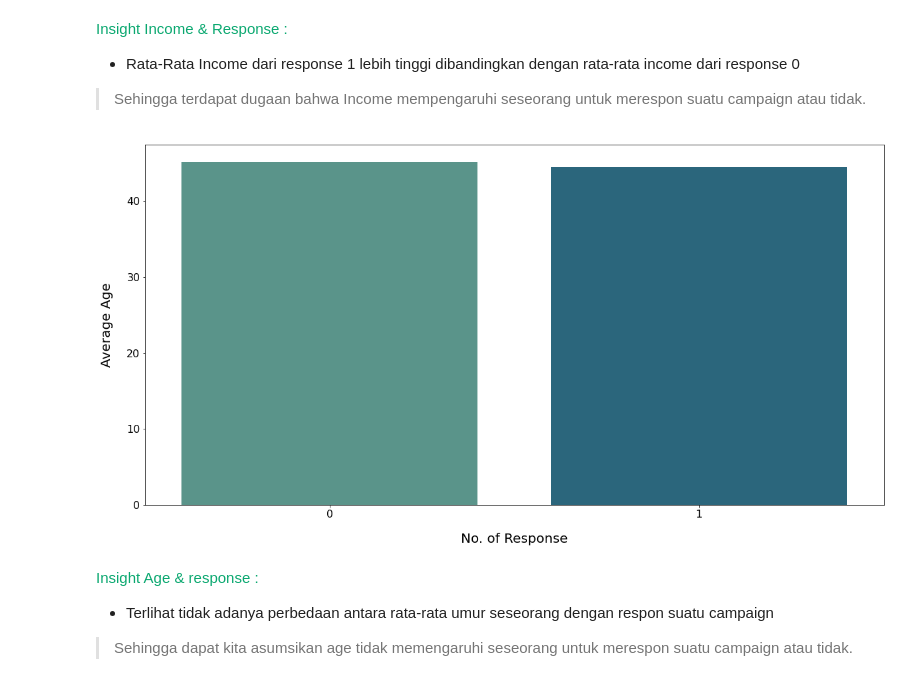
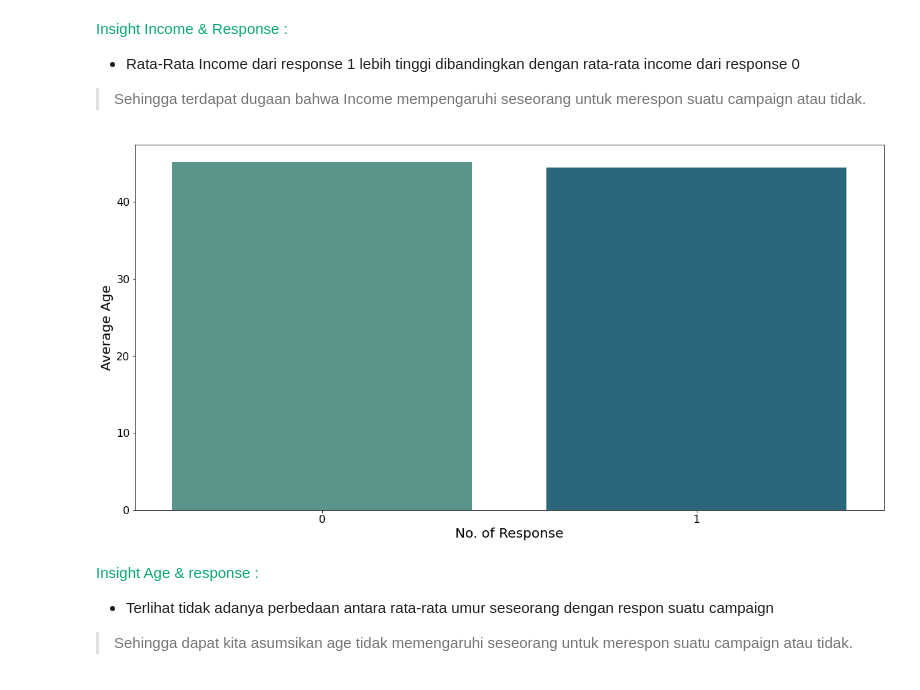
Before and after one commit to damarbrian/Day-9-Explanatory-Model-Analysis-Model-Dependent, a Jupyter notebook: Assignment_Day_9_Briandamar_Kencana.ipynb, the cells around one changed output. Cells and saved outputs as stored; diff of their text form; code cells hidden in the pictures.

```diff
--- a/Assignment_Day_9_Briandamar_Kencana.ipynb
+++ b/Assignment_Day_9_Briandamar_Kencana.ipynb
@@ -526,17 +519,17 @@ plt.ylabel('Average Income', fontsize=20, labelpad=20);
 # %%
 # Age Distribution
 ageresponse = df.groupby('Response')['Age'].mean().sort_values(ascending=False)
 ageresponse_df = pd.DataFrame(list(ageresponse.items()), columns=['No. of Response','Average Age'])
 
 plt.figure(figsize=(20,10))
 
 sns.barplot(data=ageresponse_df,  x='No. of Response', y='Average Age',palette="crest");
 plt.xticks( fontsize=16)
 plt.yticks( fontsize=16)
-plt.xlabel('No. of Response', fontsize=20, labeblpad=20)
-plt.ylabel('Average Age', fontsize=20, labelpad=20);
+plt.xlabel('No. of Response', fontsize=20)
+plt.ylabel('Average Age', fontsize=20);
 # %% [output]
-[figure, old version]
+[figure, new version]
 # %% [markdown]
 <span style='color:#0BA870'> Insight Age & response : </span>
 
```
Also changed, not shown: parts of 53 cells of this notebook.
